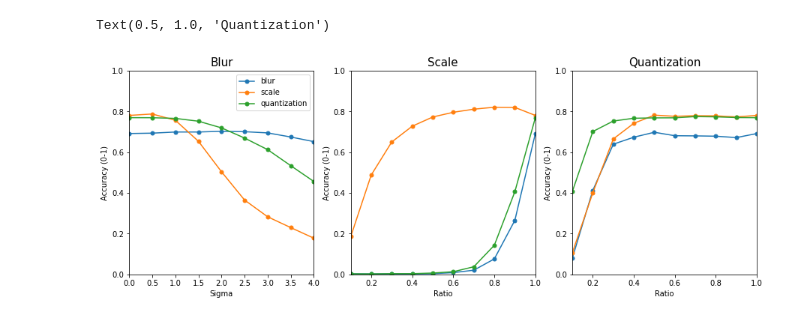
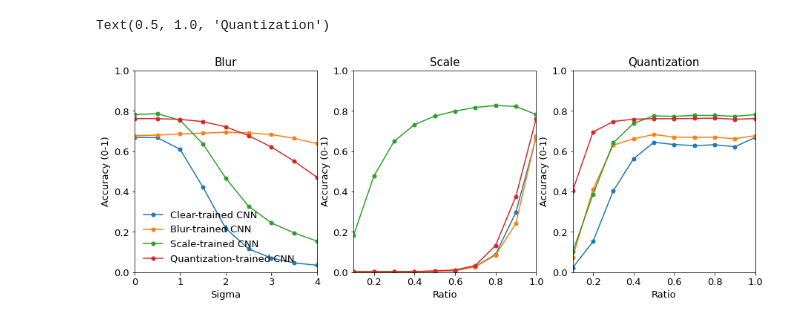
Before and after one commit to hojin89/RobustFaceRecog, a Jupyter notebook: notebooks/analysis_v1_accuracy_by.ipynb, the cells around one changed output. Drawn from its saved outputs; the diff is of its cells as text; code cells hidden in the pictures.

```diff
--- a/notebooks/analysis_v1_accuracy_by.ipynb
+++ b/notebooks/analysis_v1_accuracy_by.ipynb
@@ -6,78 +6,89 @@ import pickle
 import matplotlib.pyplot as plt
 # %%
 #### parameters
-version = 1
+num_trials = 3
 num_categories = 388
 num_categories_transformed = [1, 50, 100, 150, 200, 250, 300, 350, 388]
-random.seed(version) # seed fixed
-category_orders = [i for i in range(num_categories)]
-random.shuffle(category_orders)
 
 params1 = [1, 50, 100, 150, 200, 250, 300, 350, 388] # number of transformed categories
 params2 = ['blur', 'scale', 'quantization'] # transformation types
 params_comb = [p for p in itertools.product(params1, params2)]
 # %%
 plt.figure(figsize=(15,5))
+plt.rcParams['font.size'] = '13'
 
 #### accuracy by blur
-ids = [25, 26, 27] # blur, scale, quantization
+ids = [0, 25, 26, 27] # clear, blur, scale, quantization
 params = [0., 0.5, 1., 1.5, 2., 2.5, 3., 3.5, 4.] # blur
-accuracies = numpy.zeros((len(params), len(ids)))
+accuracies = numpy.zeros((len(params), len(ids), num_trials))
 for i, id in enumerate(ids):
-    with open('/Users/hojinjang/Desktop/DeepLearning/RobustFaceRecog/results/v1/id{}/analysis_v1_accuracy_by_blur.pickle'.format(id), 'rb') as f:
-        data = pickle.load(f)
-    accuracies[:, i] = data['accuracy1']
+    for t in range(num_trials):
+        random.seed(t+1) # seed fixed
+        category_orders = [i for i in range(num_categories)]
+        random.shuffle(category_orders)
+
+        with open('/Users/hojinjang/Desktop/DeepLearning/RobustFaceRecog/results/v1/id{}_t{}/analysis_v1_accuracy_by_blur.pickle'.format(id, t+1), 'rb') as f:
+            data = pickle.load(f)
+        accuracies[:, i, t] = data['accuracy1']
 
 #### visualize
 plt.subplot(1,3, 1)
 # plt.subplots_adjust(wspace=0.4, hspace=0.4)
-plt.plot(params, accuracies[:,:], '.-', markersize=10)
+plt.plot(params, numpy.mean(accuracies, axis=2), '.-', markersize=10)
 plt.xlabel('Sigma')
 plt.ylabel('Accuracy (0-1)')
 plt.xlim([0,4])
 plt.ylim(0,1)
 plt.title('Blur', fontdict = {'fontsize':15})
-plt.legend(params2)
+plt.legend(['Clear-trained CNN', 'Blur-trained CNN', 'Scale-trained CNN', 'Quantization-trained CNN'], frameon=False)
 
 #### accuracy by scale
-ids = [25, 26, 27] # blur, scale, quantization
+ids = [0, 25, 26, 27] # clear, blur, scale, quantization
 params = [0.1, 0.2, 0.3, 0.4, 0.5, 0.6, 0.7, 0.8, 0.9, 1.] # scale
-accuracies = numpy.zeros((len(params), len(ids)))
+accuracies = numpy.zeros((len(params), len(ids), num_trials))
 for i, id in enumerate(ids):
-    with open('/Users/hojinjang/Desktop/DeepLearning/RobustFaceRecog/results/v1/id{}/analysis_v1_accuracy_by_scale.pickle'.format(id), 'rb') as f:
-        data = pickle.load(f)
-    accuracies[:, i] = data['accuracy1']
+    for t in range(num_trials):
+        random.seed(t+1) # seed fixed
+        category_orders = [i for i in range(num_categories)]
+        random.shuffle(category_orders)
+
+        with open('/Users/hojinjang/Desktop/DeepLearning/RobustFaceRecog/results/v1/id{}_t{}/analysis_v1_accuracy_by_scale.pickle'.format(id, t+1), 'rb') as f:
+            data = pickle.load(f)
+        accuracies[:, i, t] = data['accuracy1']
 
 #### visualize
 plt.subplot(1,3, 2)
 # plt.subplots_adjust(wspace=0.4, hspace=0.4)
-plt.plot(params, accuracies[:,:], '.-', markersize=10)
+plt.plot(params, numpy.mean(accuracies, axis=2), '.-', markersize=10)
 plt.xlabel('Ratio')
 plt.ylabel('Accuracy (0-1)')
 plt.xlim([0.1,1.])
 plt.ylim(0,1)
 plt.title('Scale', fontdict = {'fontsize':15})
-# plt.legend(params2)
 
 #### accuracy by quantization
-ids = [25, 26, 27] # blur, scale, quantization
+ids = [0, 25, 26, 27] # clear, blur, scale, quantization
 params = [0.1, 0.2, 0.3, 0.4, 0.5, 0.6, 0.7, 0.8, 0.9, 1.] # quantization
-accuracies = numpy.zeros((len(params), len(ids)))
+accuracies = numpy.zeros((len(params), len(ids), num_trials))
 for i, id in enumerate(ids):
-    with open('/Users/hojinjang/Desktop/DeepLearning/RobustFaceRecog/results/v1/id{}/analysis_v1_accuracy_by_quantization.pickle'.format(id), 'rb') as f:
-        data = pickle.load(f)
-    accuracies[:, i] = data['accuracy1']
+    for t in range(num_trials):
+        random.seed(t+1) # seed fixed
+        category_orders = [i for i in range(num_categories)]
+        random.shuffle(category_orders)
+
+        with open('/Users/hojinjang/Desktop/DeepLearning/RobustFaceRecog/results/v1/id{}_t{}/analysis_v1_accuracy_by_quantization.pickle'.format(id, t+1), 'rb') as f:
+            data = pickle.load(f)
+        accuracies[:, i, t] = data['accuracy1']
 
 #### visualize
 plt.subplot(1,3, 3)
 # plt.subplots_adjust(wspace=0.4, hspace=0.4)
-plt.plot(params, accuracies[:,:], '.-', markersize=10)
+plt.plot(params, numpy.mean(accuracies, axis=2), '.-', markersize=10)
 plt.xlabel('Ratio')
 plt.ylabel('Accuracy (0-1)')
 plt.xlim([0.1,1.])
 plt.ylim(0,1)
 plt.title('Quantization', fontdict = {'fontsize':15})
-# plt.legend(params2)
 # %% [output]
 Text(0.5, 1.0, 'Quantization')
-[figure, old version]
+[figure, new version]
```
Also changed, not shown: 14 other files.
